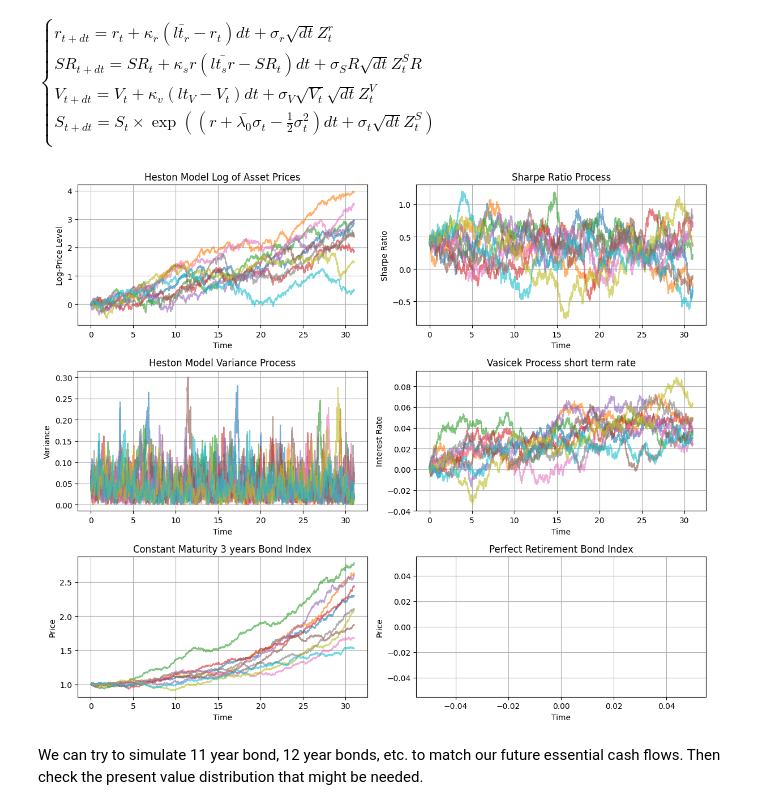
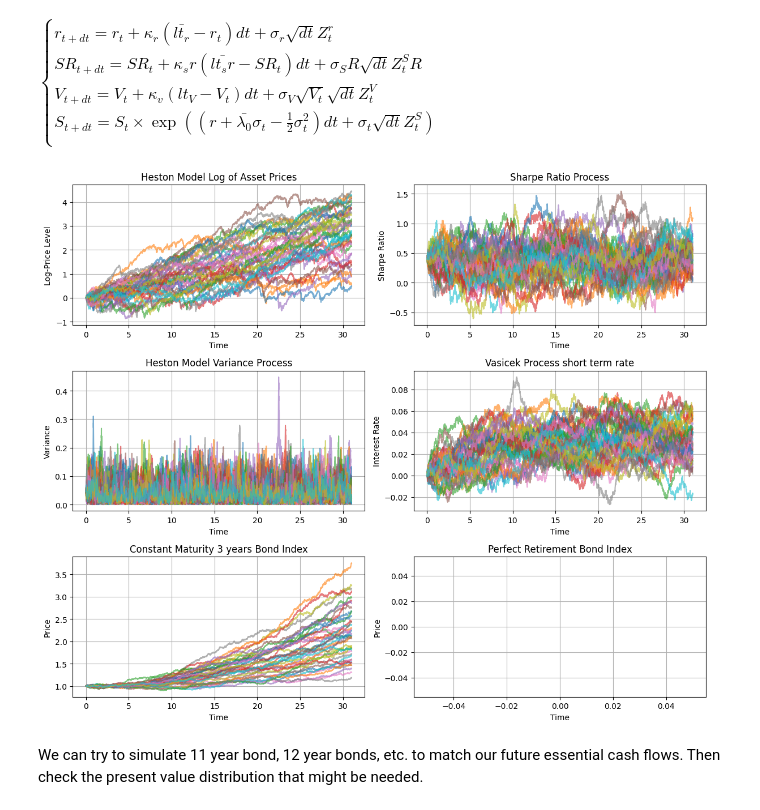
Before and after one commit to aleksandr-mikhailov-edhec/Goal-Based-Investing, a Jupyter notebook: 1.4 Full Stochastic Market Simulation.ipynb, the cells around one changed output. Cells and saved outputs as stored; diff of their text form; code cells hidden in the pictures.

```diff
--- a/1.4 Full Stochastic Market Simulation.ipynb
+++ b/1.4 Full Stochastic Market Simulation.ipynb
@@ -347,15 +431,15 @@ class MarketSimulator:
 # %%
 # Parameters
 S0 = 1.0              # asset price
 T = 31                  # time in years
 N = 252*T              # number of time steps in simulation
-M = 10                  # number of simulated paths
+M = 40                  # number of simulated paths
 seed = 123              # simulation seed
 
 simulated_market = MarketSimulator(T,N,M,seed, S0)
 simulated_market.plot_market_simulation()
 # %% [output]
-[figure, old version]
+[figure, new version]
 # %% [markdown]
 We can try to simulate 11 year bond, 12 year bonds, etc. to match our future essential cash flows. Then check the present value distribution that might be needed.
 # %% [markdown]
```
Also changed, not shown: parts of 9 cells of this notebook, 2 other files.
